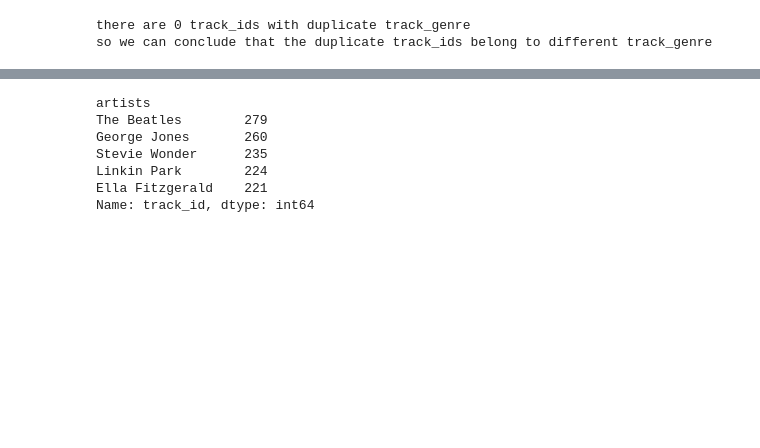
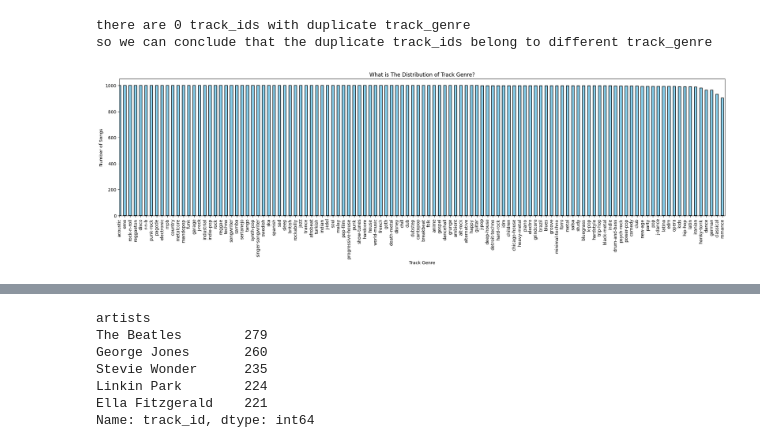
Before and after one commit to malakggh/Data-Science-Project, a Jupyter notebook: project.ipynb, the cells around one changed output, grey strips where cells are left out. Drawn from its saved outputs; the diff is of its cells as text; code cells hidden in the pictures; blank space fills up the shorter version.

```diff
--- a/project.ipynb
+++ b/project.ipynb
@@ -97,0 +101,14 @@ from utils import get_ticks, plot_on_bars, config_plot
+# %%
+question = "What is The Distribution of Track Genre?"
+
+genre_counts = df['track_genre'].value_counts()
+
+# Plot the distribution of track_genre
+plt.figure(figsize=(20, 6))
+genre_counts.plot(kind='bar', color='skyblue', edgecolor='black', linewidth=1.2)
+config_plot(plt, question, 'Track Genre', 'Number of Songs', show_grid=False)
+plt.xticks(rotation=90)
+plt.xlim(left=0)
+plt.show()
+# %% [output]
+[figure, added]
```
Also changed, not shown: parts of 43 cells of this notebook, 5 other files.
